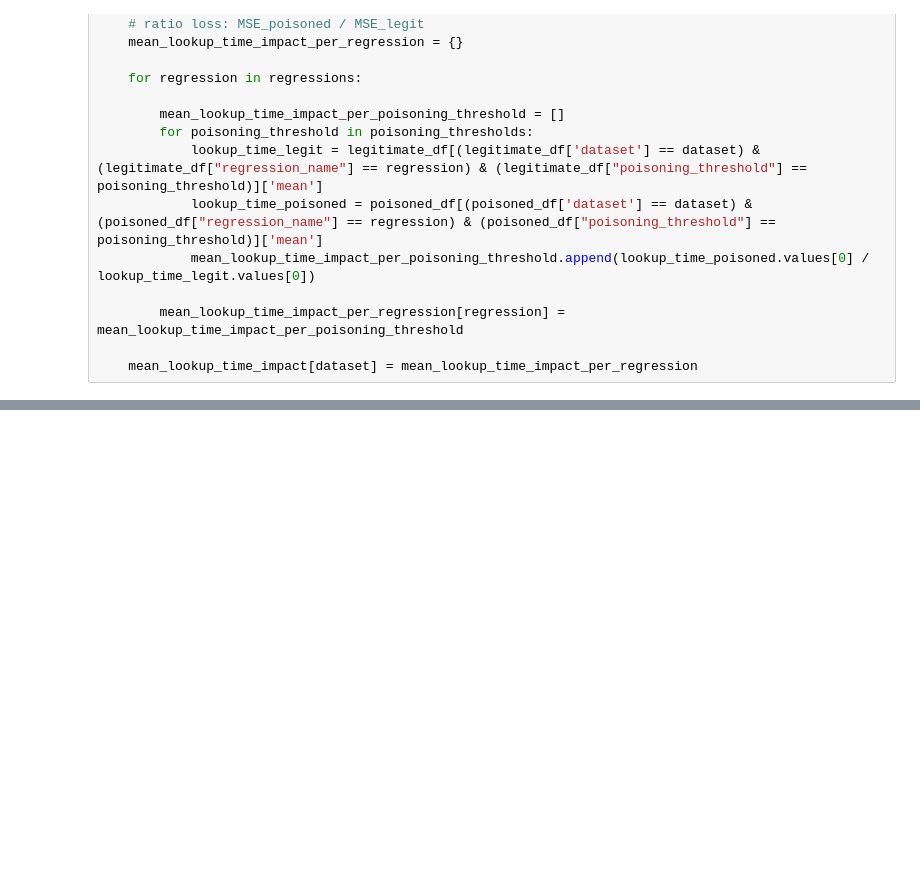
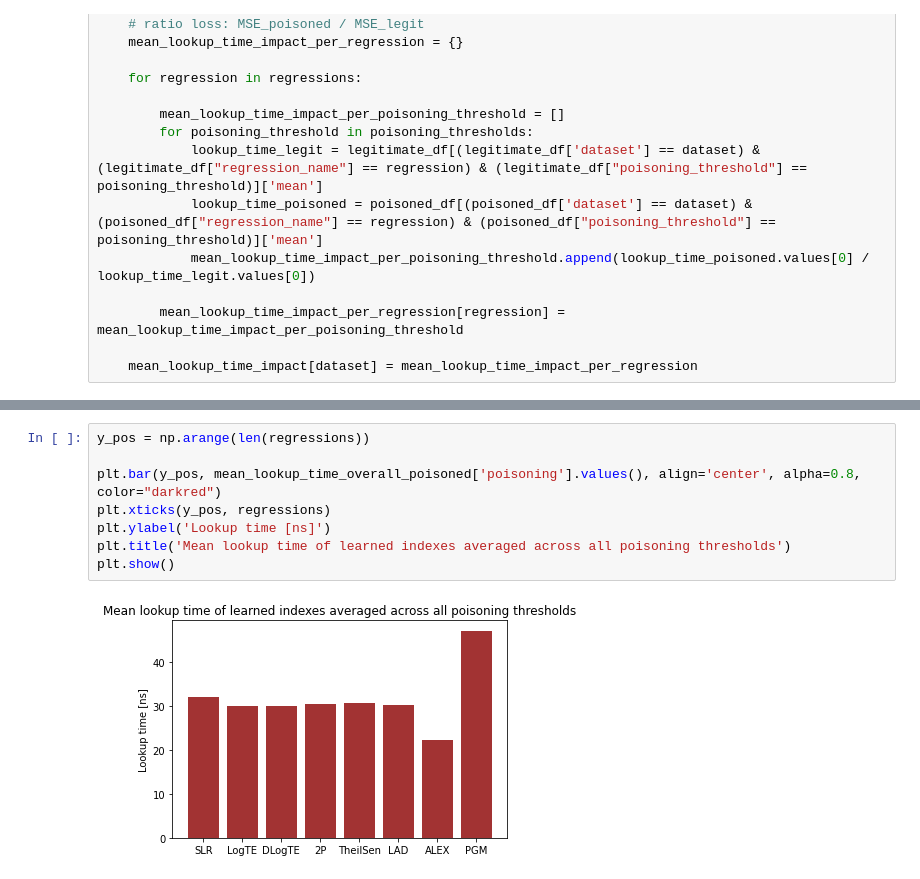
Before and after one commit to Bachfischer/poisoning-learned-indexes, a Jupyter notebook: src/data-visualization.ipynb, the cells around one changed output, grey strips where cells are left out. Saved outputs shown, nothing was run; the diff lists cells and outputs as text; blank space fills up the shorter version.

```diff
--- a/src/data-visualization.ipynb
+++ b/src/data-visualization.ipynb
@@ -99,0 +145,10 @@ for dataset in datasets:
+# %%
+y_pos = np.arange(len(regressions))
+
+plt.bar(y_pos, mean_lookup_time_overall_poisoned['poisoning'].values(), align='center', alpha=0.8, color="darkred")
+plt.xticks(y_pos, regressions)
+plt.ylabel('Lookup time [ns]')
+plt.title('Mean lookup time of learned indexes averaged across all poisoning thresholds')
+plt.show()
+# %% [output]
+[figure, added]
```
Also changed, not shown: parts of 8 cells of this notebook, 3 other files.
